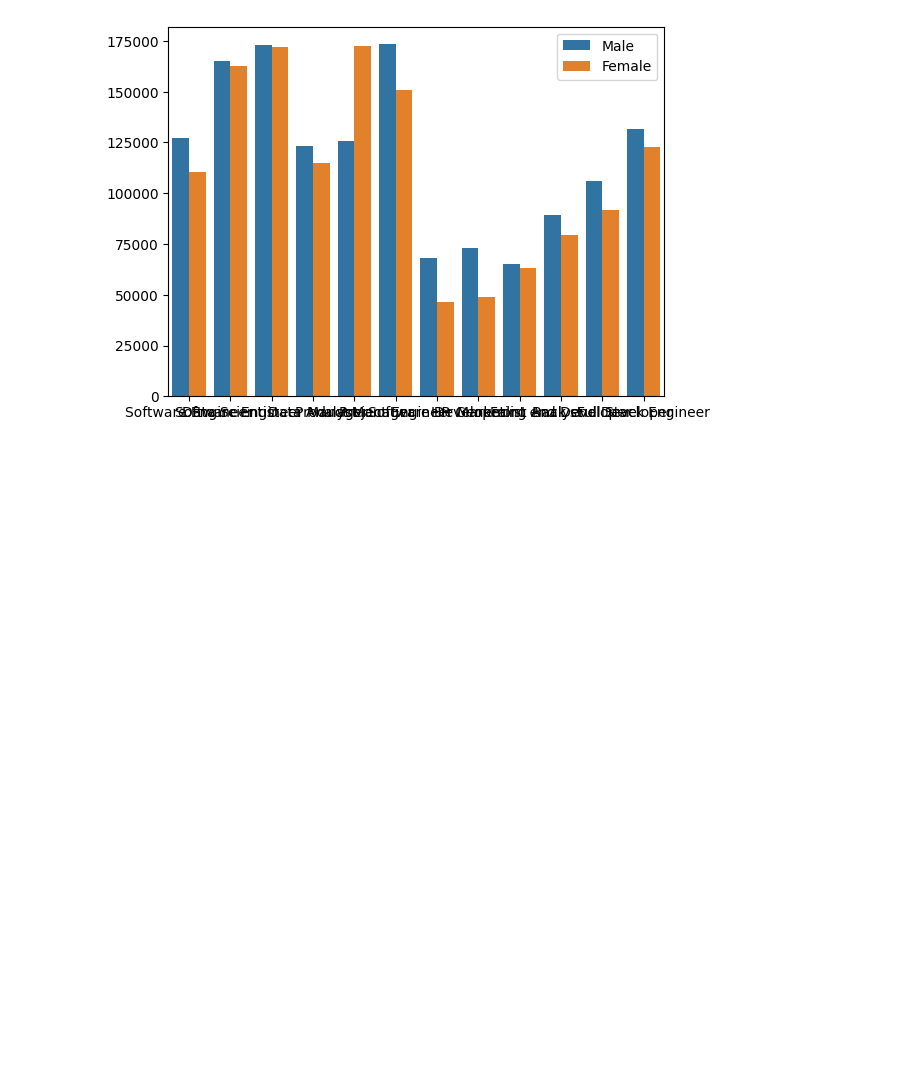
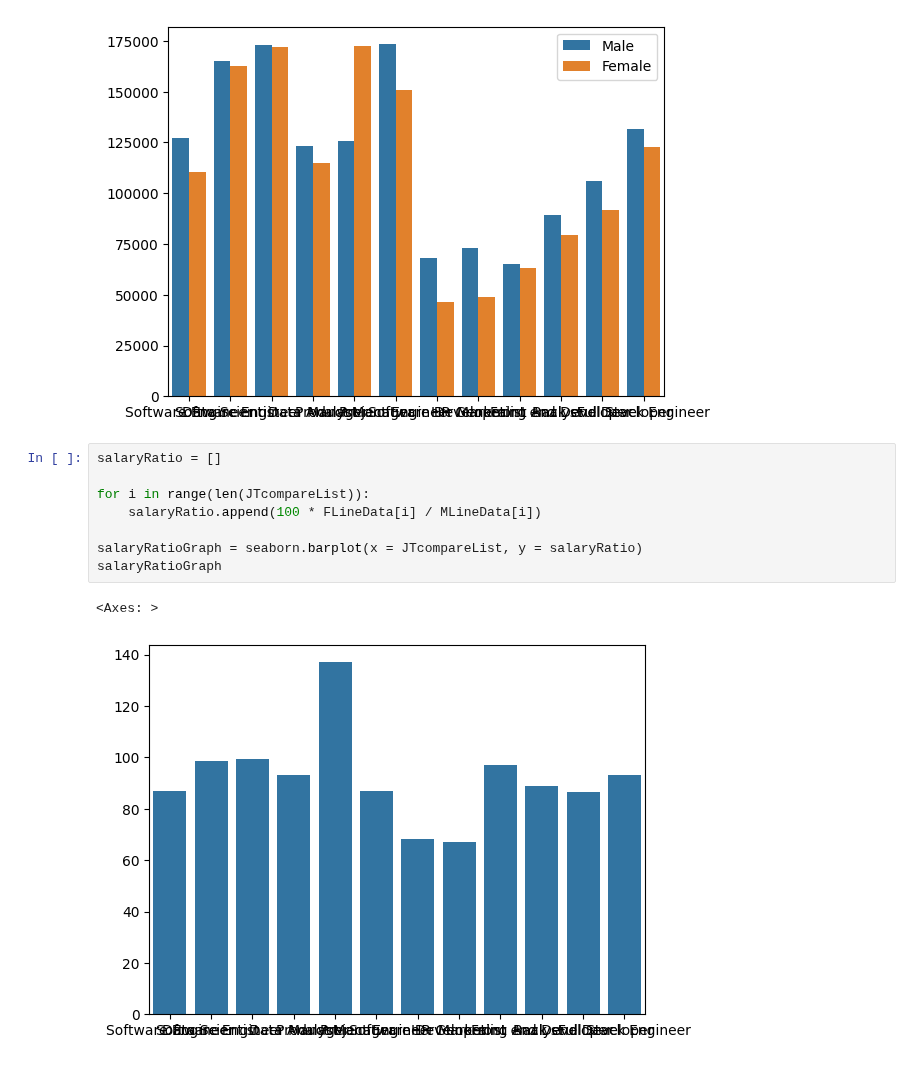
Before and after one commit to AbhijayPaul/HackTheHood-Final, a Jupyter notebook: HtHFinal.ipynb, the cells around one changed output. Cells and saved outputs as stored; diff of their text form; blank space fills up the shorter version.

Commit message:
Finished scuffed graph

```diff
--- a/HtHFinal.ipynb
+++ b/HtHFinal.ipynb
@@ -495,3 +492,14 @@ genderCompBarGraph
 # %% [output]
 <Axes: >
 [figure]
+# %%
+salaryRatio = []
+
+for i in range(len(JTcompareList)):
+    salaryRatio.append(100 * FLineData[i] / MLineData[i])
+
+salaryRatioGraph = seaborn.barplot(x = JTcompareList, y = salaryRatio)
+salaryRatioGraph
+# %% [output]
+<Axes: >
+[figure, added]
```
Also changed, not shown: parts of 2 cells of this notebook.
